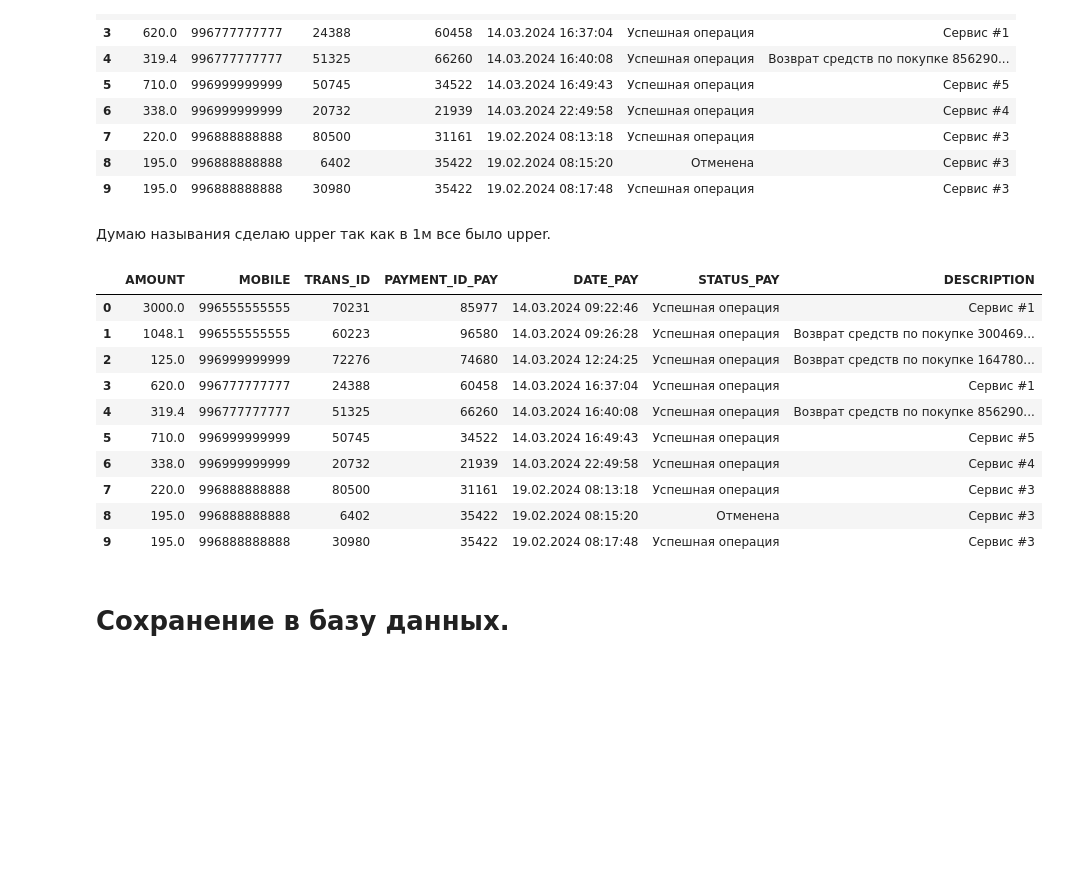
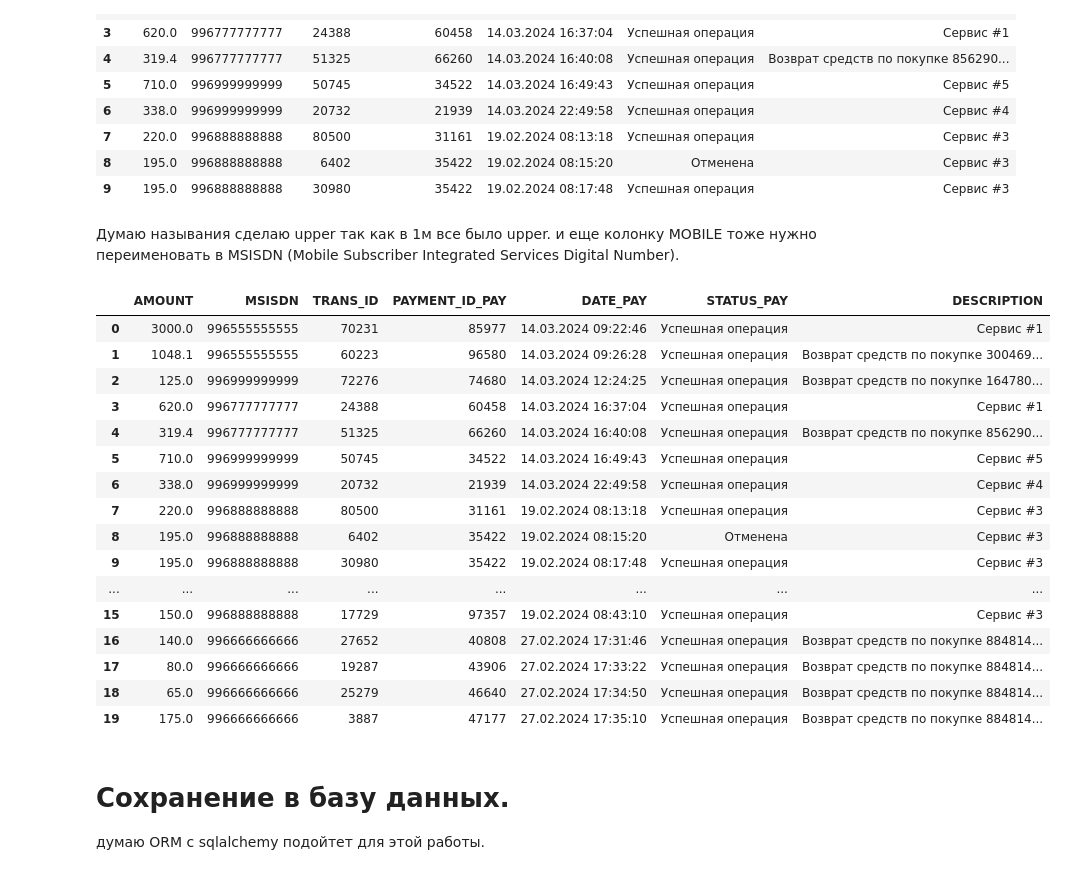
Before and after one commit to oneku16/nur-telecom-RAFM, a Jupyter notebook: task_1.ipynb, the cells around one changed output. Drawn from its saved outputs; the diff is of its cells as text; code cells hidden in the pictures; blank space fills up the shorter version.

```diff
--- a/task_1_xlsx_to_db/task_1.ipynb
+++ b/task_1.ipynb
@@ -18,9 +17,9 @@ xlsx.sheet_names
 # %% [output]
 ['Задача', 'ТИП_Источника_1', 'ТИП_Источника_2']
 # %%
-# создаю data frame для каждого sheet.
-df_source_1 = xlsx.parse('ТИП_Источника_1')
-df_source_2 = xlsx.parse('ТИП_Источника_2')
+# создаем data frame для каждого sheet.
+df_source_1 = xlsx.parse('ТИП_Источника_1', dtype={'DESCRIPTION': str})
+df_source_2 = xlsx.parse('ТИП_Источника_2', dtype={'DESCRIPTION': str})
 # %% [markdown]
 # Очистка данных
 # %%
@@ -74,15 +74,16 @@ df_source_2.head(10)
 | 8 | 195.0 | 996888888888 | 6402 | 35422 | 19.02.2024 08:15:20 | Отменена | Сервис #3 |
 | 9 | 195.0 | 996888888888 | 30980 | 35422 | 19.02.2024 08:17:48 | Успешная операция | Сервис #3 |
 # %% [markdown]
-Думаю называния сделаю upper так как в 1м все было upper.
+Думаю называния сделаю upper так как в 1м все было upper. и еще колонку MOBILE тоже нужно переименовать в MSISDN (Mobile Subscriber Integrated Services Digital Number).
 # %%
 df_source_2.columns = df_source_2.columns.str.upper()
+df_source_2.rename(columns={'DAT_PAY': 'DATE_PAY', 'MOBILE': 'MSISDN'}, inplace=True)
 df_source_2.AMOUNT = df_source_2.AMOUNT.astype(float)
-df_source_2.rename(columns={'DAT_PAY': 'DATE_PAY'}, inplace=True)
+df_source_2.MSISDN = df_source_2.MSISDN.astype(str)
 # %%
-df_source_2.head(10)
+df_source_2.head(20)
 # %% [output]
-|  | AMOUNT | MOBILE | TRANS_ID | PAYMENT_ID_PAY | DATE_PAY | STATUS_PAY | DESCRIPTION |
+|  | AMOUNT | MSISDN | TRANS_ID | PAYMENT_ID_PAY | DATE_PAY | STATUS_PAY | DESCRIPTION |
 | 0 | 3000.0 | 996555555555 | 70231 | 85977 | 14.03.2024 09:22:46 | Успешная операция | Сервис #1 |
 | 1 | 1048.1 | 996555555555 | 60223 | 96580 | 14.03.2024 09:26:28 | Успешная операция | Возврат средств по покупке 300469... |
 | 2 | 125.0 | 996999999999 | 72276 | 74680 | 14.03.2024 12:24:25 | Успешная операция | Возврат средств по покупке 164780... |
@@ -93,6 +94,13 @@ df_source_2.head(10)
 | 7 | 220.0 | 996888888888 | 80500 | 31161 | 19.02.2024 08:13:18 | Успешная операция | Сервис #3 |
 | 8 | 195.0 | 996888888888 | 6402 | 35422 | 19.02.2024 08:15:20 | Отменена | Сервис #3 |
 | 9 | 195.0 | 996888888888 | 30980 | 35422 | 19.02.2024 08:17:48 | Успешная операция | Сервис #3 |
+| ... | ... | ... | ... | ... | ... | ... | ... |
+| 15 | 150.0 | 996888888888 | 17729 | 97357 | 19.02.2024 08:43:10 | Успешная операция | Сервис #3 |
+| 16 | 140.0 | 996666666666 | 27652 | 40808 | 27.02.2024 17:31:46 | Успешная операция | Возврат средств по покупке 884814... |
+| 17 | 80.0 | 996666666666 | 19287 | 43906 | 27.02.2024 17:33:22 | Успешная операция | Возврат средств по покупке 884814... |
+| 18 | 65.0 | 996666666666 | 25279 | 46640 | 27.02.2024 17:34:50 | Успешная операция | Возврат средств по покупке 884814... |
+| 19 | 175.0 | 996666666666 | 3887 | 47177 | 27.02.2024 17:35:10 | Успешная операция | Возврат средств по покупке 884814... |
 # %% [markdown]
 # Сохранение в базу данных.
+думаю ORM с sqlalchemy подойтет для этой работы.
 # %%
```
Also changed, not shown: parts of 10 cells of this notebook, 2 other files.
